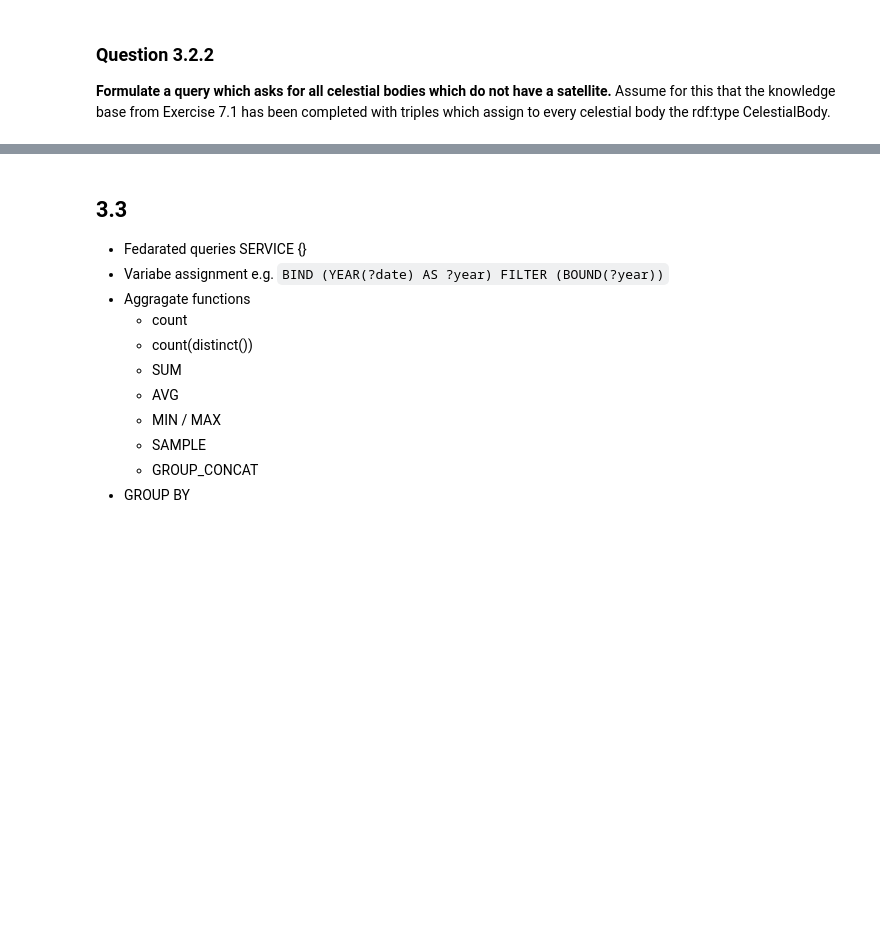
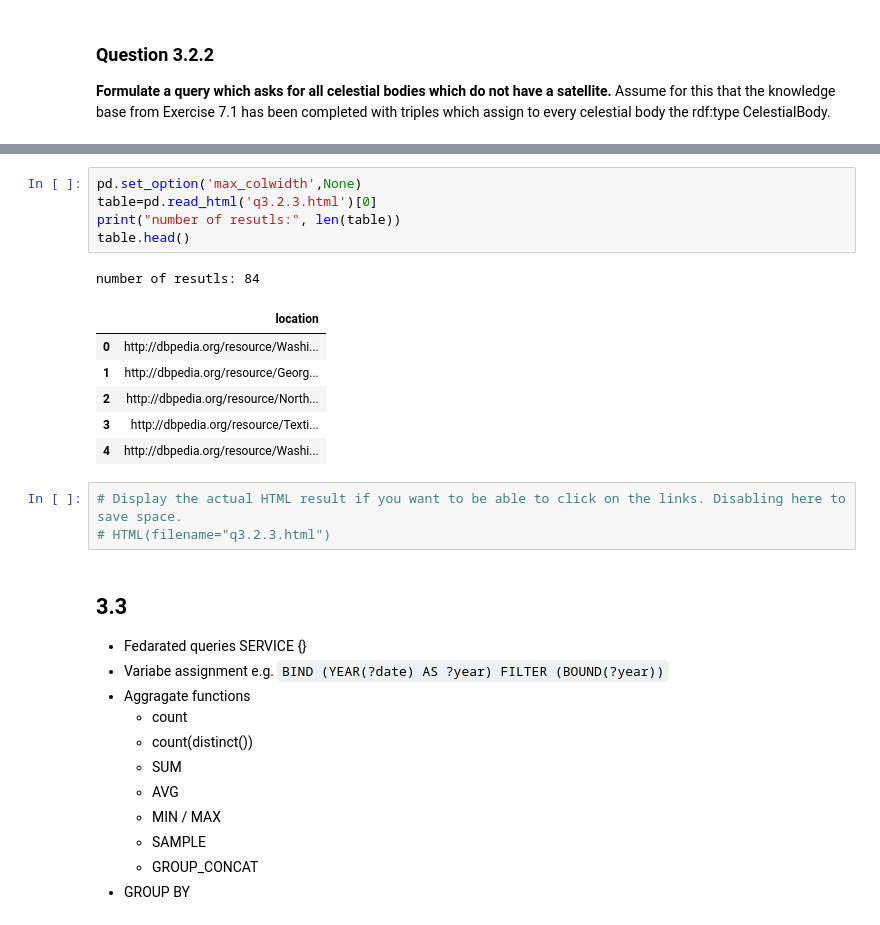
Before and after one commit to KGConf/kg-study-group-from-theory-to-code, a Jupyter notebook: week3/week3-solutions.ipynb, the cells around one changed output, grey strips where cells are left out. Cells and saved outputs as stored; diff of their text form; blank space fills up the shorter version.

```diff
--- a/week3/week3-solutions.ipynb
+++ b/week3/week3-solutions.ipynb
@@ -396,3 +433,19 @@ a satellite.__ Assume for this that the knowledge base from Exercise 7.1 has bee
+# %%
+pd.set_option('max_colwidth',None)
+table=pd.read_html('q3.2.3.html')[0]
+print("number of resutls:", len(table))
+table.head()
+# %% [output]
+number of resutls: 84
+|  | location |
+| 0 | http://dbpedia.org/resource/Washi... |
+| 1 | http://dbpedia.org/resource/Georg... |
+| 2 | http://dbpedia.org/resource/North... |
+| 3 | http://dbpedia.org/resource/Texti... |
+| 4 | http://dbpedia.org/resource/Washi... |
+# %%
+# Display the actual HTML result if you want to be able to click on the links. Disabling here to save space.
+# HTML(filename="q3.2.3.html")
 # %% [markdown]
 ## 3.3
 * Fedarated queries SERVICE {}
```
Also changed, not shown: parts of 28 cells of this notebook.
